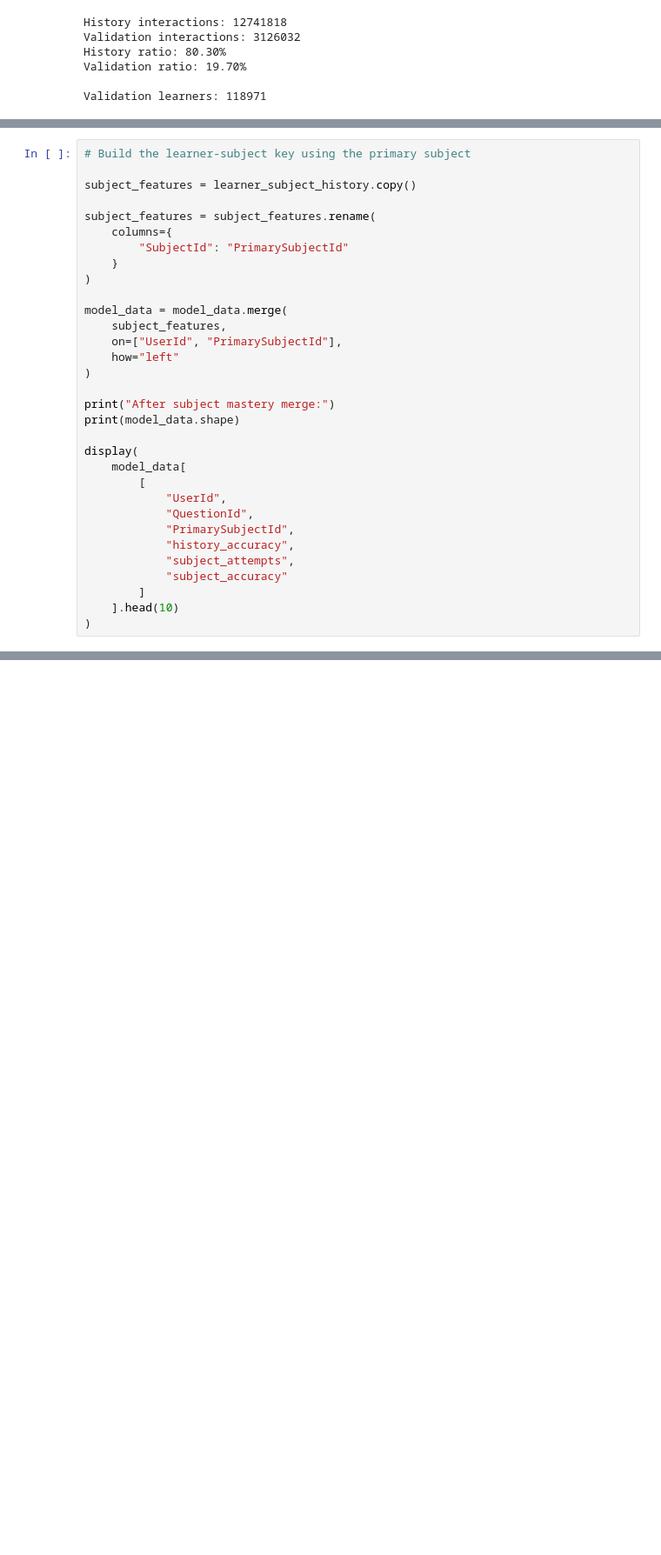
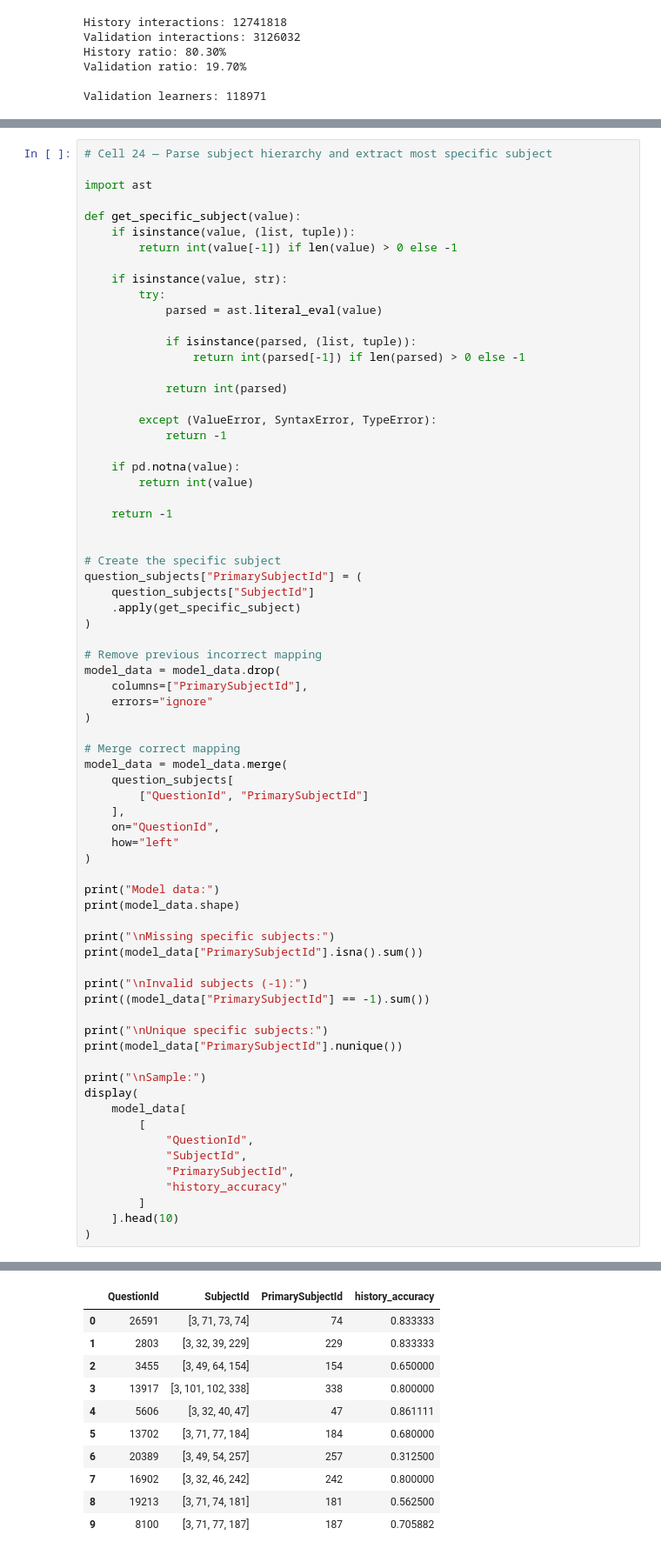
Before and after one commit to Tarak-D/Quintet-, a Jupyter notebook: notebooks/learner_model.ipynb, the cells around one changed output, grey strips where cells are left out. Shown at 87% size. Drawn from its saved outputs; the diff is of its cells as text; blank space fills up the shorter version.

```diff
--- a/notebooks/learner_model.ipynb
+++ b/notebooks/learner_model.ipynb
@@ -624,32 +679,72 @@ display(model_data.head())
 # %%
-# Build the learner-subject key using the primary subject
+# Cell 24 — Parse subject hierarchy and extract most specific subject
 
-subject_features = learner_subject_history.copy()
+import ast
 
-subject_features = subject_features.rename(
-    columns={
-        "SubjectId": "PrimarySubjectId"
-    }
+def get_specific_subject(value):
+    if isinstance(value, (list, tuple)):
+        return int(value[-1]) if len(value) > 0 else -1
+
+    if isinstance(value, str):
+        try:
+            parsed = ast.literal_eval(value)
+
+            if isinstance(parsed, (list, tuple)):
+                return int(parsed[-1]) if len(parsed) > 0 else -1
+
+            return int(parsed)
+
+        except (ValueError, SyntaxError, TypeError):
+            return -1
+
+    if pd.notna(value):
+        return int(value)
+
+    return -1
+
+
+# Create the specific subject
+question_subjects["PrimarySubjectId"] = (
+    question_subjects["SubjectId"]
+    .apply(get_specific_subject)
 )
 
+# Remove previous incorrect mapping
+model_data = model_data.drop(
+    columns=["PrimarySubjectId"],
+    errors="ignore"
+)
+
+# Merge correct mapping
 model_data = model_data.merge(
-    subject_features,
-    on=["UserId", "PrimarySubjectId"],
+    question_subjects[
+        ["QuestionId", "PrimarySubjectId"]
+    ],
+    on="QuestionId",
     how="left"
 )
 
-print("After subject mastery merge:")
+print("Model data:")
 print(model_data.shape)
 
+print("\nMissing specific subjects:")
+print(model_data["PrimarySubjectId"].isna().sum())
+
+print("\nInvalid subjects (-1):")
+print((model_data["PrimarySubjectId"] == -1).sum())
+
+print("\nUnique specific subjects:")
+print(model_data["PrimarySubjectId"].nunique())
+
+print("\nSample:")
 display(
     model_data[
         [
-            "UserId",
             "QuestionId",
+            "SubjectId",
             "PrimarySubjectId",
-            "history_accuracy",
-            "subject_attempts",
-            "subject_accuracy"
+            "history_accuracy"
         ]
     ].head(10)
 )
+# %% [output]
@@ -656 +764,12 @@ display(
+|  | QuestionId | SubjectId | PrimarySubjectId | history_accuracy |
+| 0 | 26591 | [3, 71, 73, 74] | 74 | 0.833333 |
+| 1 | 2803 | [3, 32, 39, 229] | 229 | 0.833333 |
+| 2 | 3455 | [3, 49, 64, 154] | 154 | 0.650000 |
+| 3 | 13917 | [3, 101, 102, 338] | 338 | 0.800000 |
+| 4 | 5606 | [3, 32, 40, 47] | 47 | 0.861111 |
+| 5 | 13702 | [3, 71, 77, 184] | 184 | 0.680000 |
+| 6 | 20389 | [3, 49, 54, 257] | 257 | 0.312500 |
+| 7 | 16902 | [3, 32, 46, 242] | 242 | 0.800000 |
+| 8 | 19213 | [3, 71, 74, 181] | 181 | 0.562500 |
+| 9 | 8100 | [3, 71, 77, 187] | 187 | 0.705882 |
 # %%
```
Also changed, not shown: parts of 11 cells of this notebook, 2 other files.
